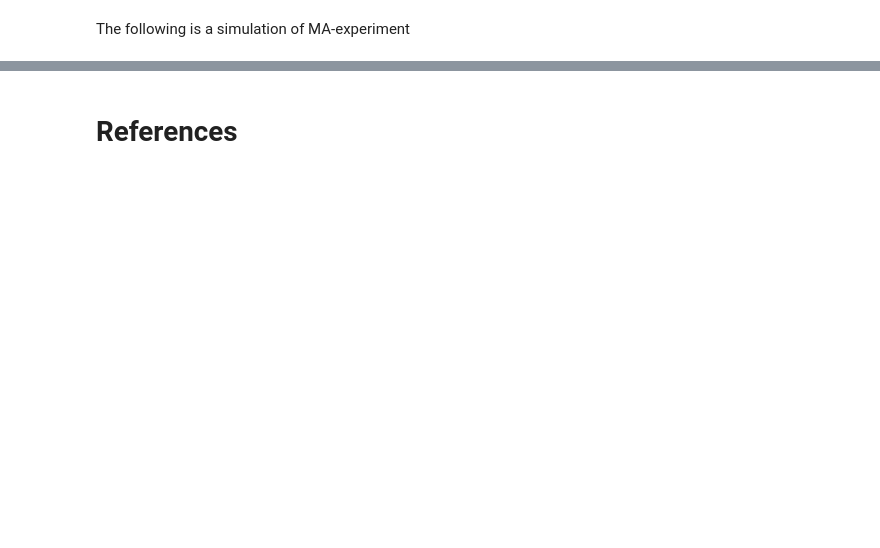
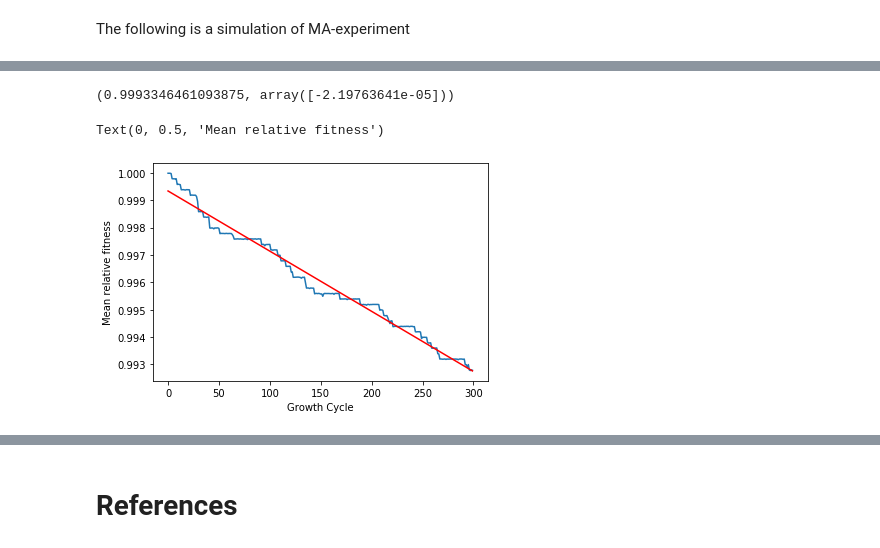
Before and after one commit to dashabykova/GenomeEvolutionCourse, a Jupyter notebook: Simulations.ipynb, the cells around one changed output, grey strips where cells are left out. Cells and saved outputs as stored; diff of their text form; code cells hidden in the pictures; blank space fills up the shorter version.

```diff
--- a/Simulations.ipynb
+++ b/Simulations.ipynb
@@ -252,3 +349,21 @@ Text(0, 0.5, 'Mean relative fitness')
+# %%
+model = LinearRegression()
+x = np.arange(nGrowthCyc)
+y = experiment_results.mean(axis=0)
+model.fit(x.reshape(-1, 1), y)
+R = model.coef_
+model.intercept_ , model.coef_
+# %% [output]
+(0.9993346461093875, array([-2.19763641e-05]))
+# %%
+fig, ax = plt.subplots(figsize=(6, 4))
+plt.plot(np.arange(nGrowthCyc), experiment_results.mean(axis=0))
+plt.plot(x, (model.intercept_ + model.coef_*x).flatten(), color='red')
+ax.set_xlabel('Growth Cycle')
+ax.set_ylabel('Mean relative fitness')
+# %% [output]
+Text(0, 0.5, 'Mean relative fitness')
+[figure, added]
 # %%
 #Variance in fitness among lines per growth cycle
 fig, ax = plt.subplots(figsize=(6, 4))
```
Also changed, not shown: parts of 97 cells of this notebook.
